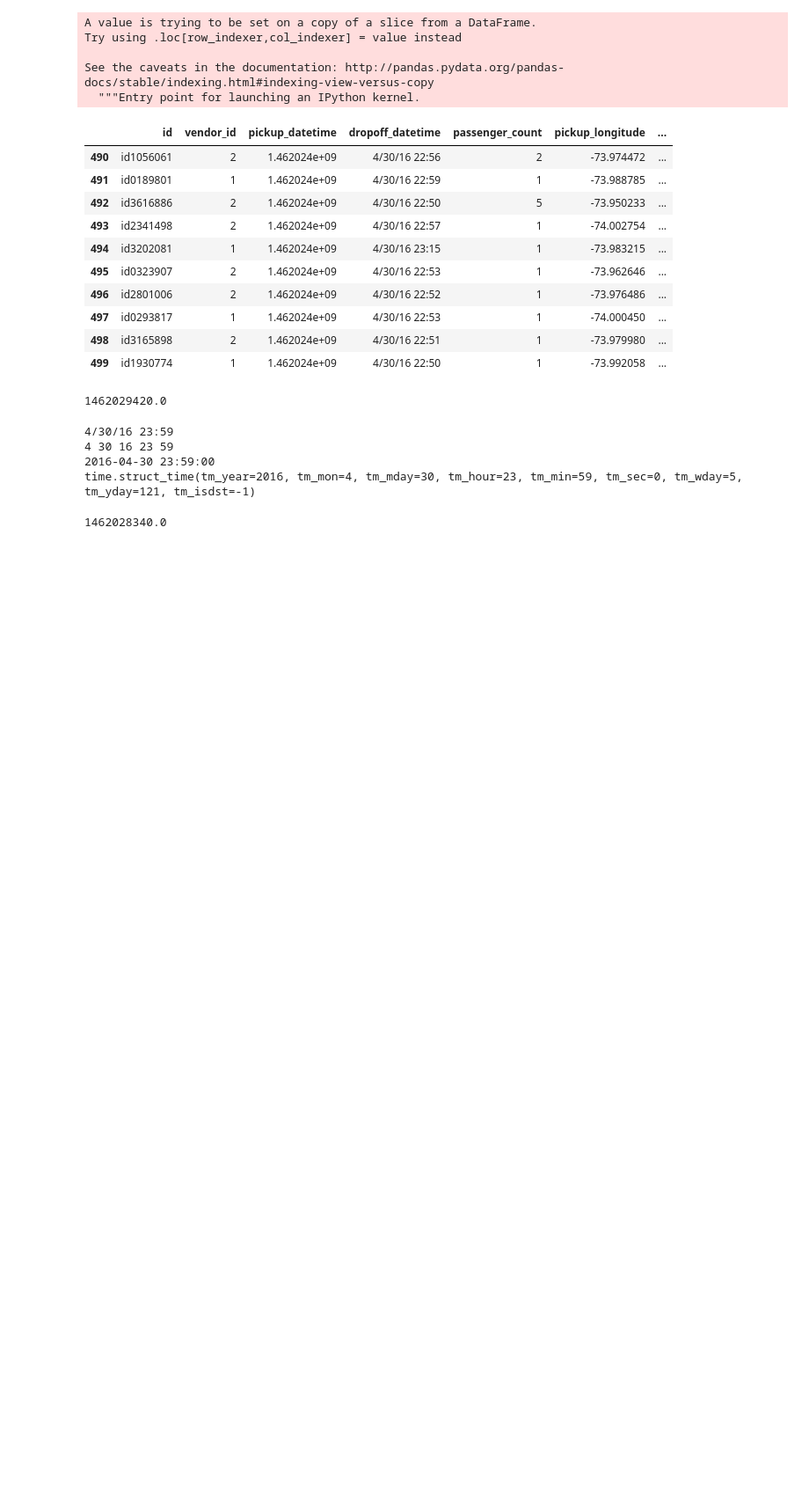
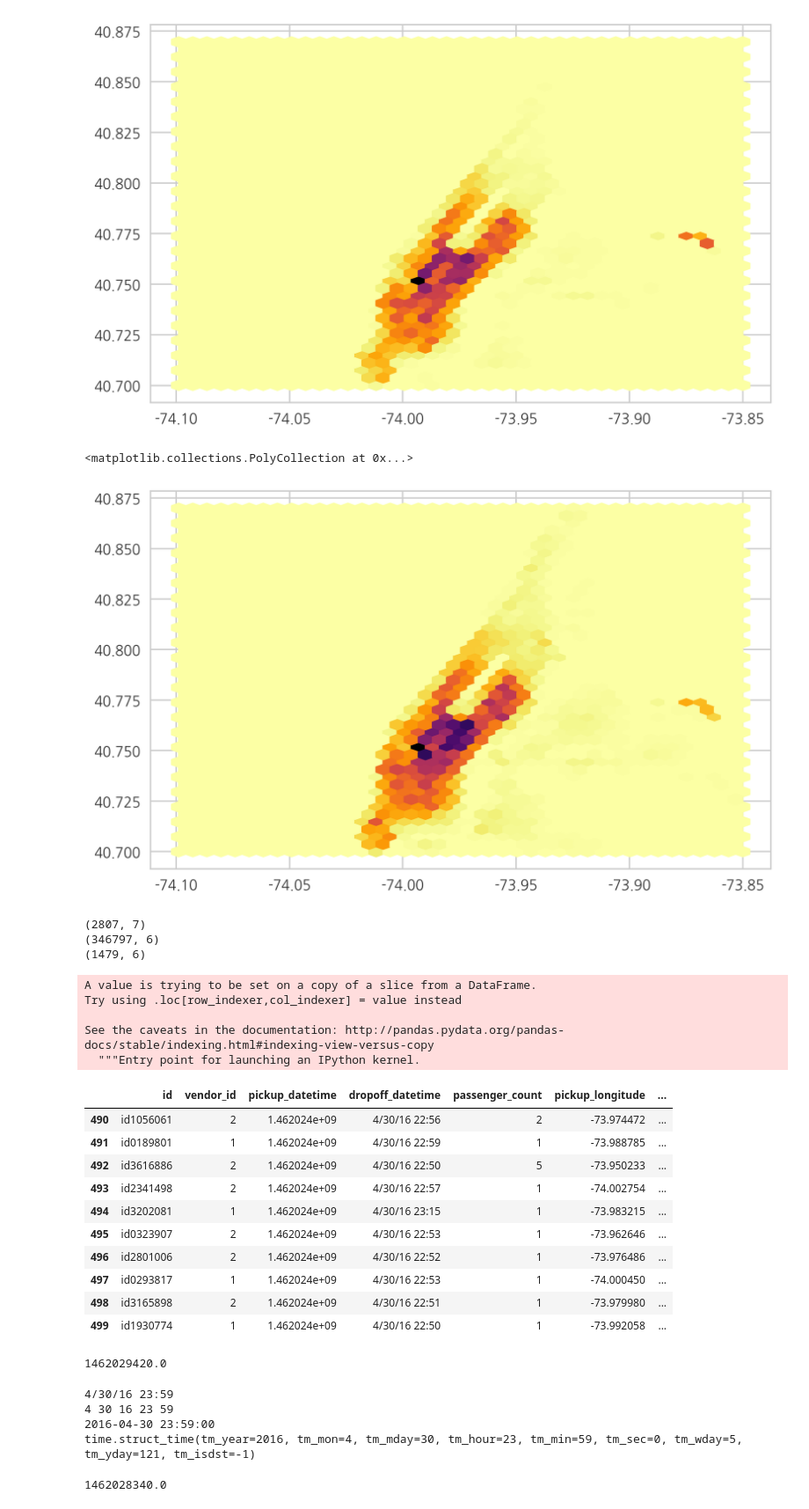
Before and after one commit to eigenSim/dss6a-regression, a Jupyter notebook: choi/choi_notes_1.ipynb, the cells around one changed output. Shown: that part at 88% size. Saved outputs shown, nothing was run; the diff lists cells and outputs as text; code cells hidden in the pictures; blank space fills up the shorter version.

```diff
--- a/choi/choi_notes_1.ipynb
+++ b/choi/choi_notes_1.ipynb
@@ -53,3 +82,30 @@ small_df.tail()
+# %%
+plt.hexbin(filtered_df['pickup_longitude'], \
+           filtered_df['pickup_latitude'], \
+           cmap='inferno_r', gridsize=40)
+
+plt.show()
+
+plt.hexbin(filtered_df['dropoff_longitude'], \
+           filtered_df['dropoff_latitude'], \
+           cmap='inferno_r', gridsize=40)
+# %% [output]
+[figure, added]
+<matplotlib.collections.PolyCollection at 0x...>
+[figure, added]
+# %%
+# lat [40, 41.5] long [-75, -72]
+#print(taxi_df[taxi_df['pickup_longitude'] > -72])
+print(taxi_df[(taxi_df['pickup_longitude'] == taxi_df['dropoff_longitude']) \
+              & (taxi_df['pickup_latitude'] == taxi_df['dropoff_latitude'])].shape)
+#print(test_df[test_df['pickup_longitude'] > -72])
+print(test_df.shape)
+print(test_df[(test_df['pickup_longitude'] == test_df['dropoff_longitude']) \
+              & (test_df['pickup_latitude'] == test_df['dropoff_latitude'])].shape)
+# %% [output]
+(2807, 7)
+(346797, 6)
+(1479, 6)
 # %%
 small_df['pickup_datetime'] = small_df['pickup_datetime'].apply(conv_time)
 small_df.tail(10)
```
Also changed, not shown: parts of 8 cells of this notebook, 1 other file.
